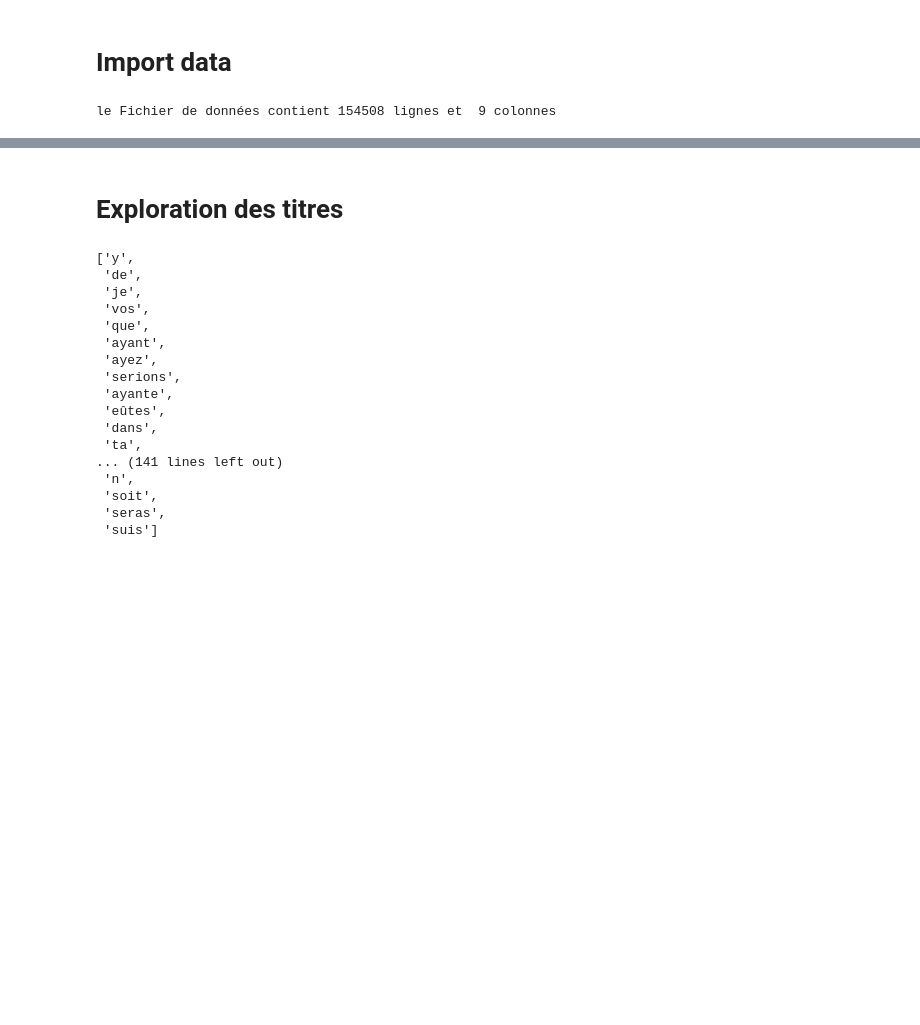
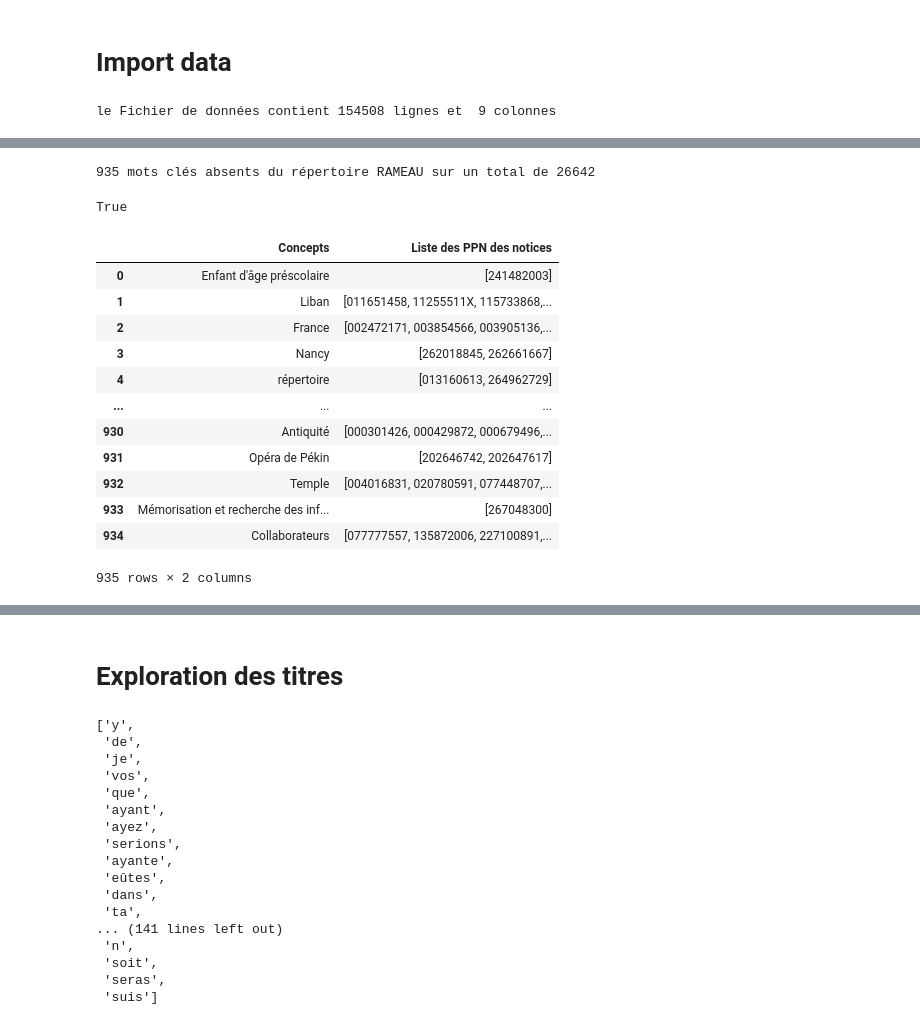
Before and after one commit to abes-esr/labo-indexation-ai, a Jupyter notebook: DataExploration.ipynb, the cells around one changed output, grey strips where cells are left out. Cells and saved outputs as stored; diff of their text form; code cells hidden in the pictures; blank space fills up the shorter version.

```diff
--- a/DataExploration.ipynb
+++ b/DataExploration.ipynb
@@ -109,0 +101,5 @@ df.head()
+# %%
+# Import rameau list (td: nom communs)
+ram_td = pd.read_csv(os.path.join(data_path, rameau_file_td), encoding="latin-1")
+print("Nombre de notices différentes: ", ram_td.shape[0])
+ram_td.head(10)
@@ -109,0 +175,55 @@ df.head()
+# %%
+# check that all labels belongs to rameau
+# Verification que toutes les vedettes appartiennent au referenciel RAMEAU (nom commmuns (td) et genre/forme (tf))
+RAMEAU_nom_communs = ram_td["NOM"].to_list()
+check_in_tf = True
+
+if check_in_tf:
+    RAMEAU_forme_genre = ram_tf["NOM"].to_list()
+    check_td = [item in RAMEAU_forme_genre for item in keywords]
+
+if all([item in RAMEAU_nom_communs for item in keywords]):
+    print("Tous les mots clés sont des concepts rameau")
+else:
+    check_tf = [item in RAMEAU_nom_communs for item in keywords]
+    not_in_tf = []
+    bad_keywords = []
+    for i in range(len(check_tf)):
+        if not check_tf[i]:
+            not_in_tf.append(keywords[i])
+            if check_in_tf:
+                if not check_td[i]:
+                    bad_keywords.append(keywords[i])
+            else:
+                bad_keywords.append(keywords[i])
+
+    unknown_concepts = list(set(bad_keywords))
+    print(f"{len(unknown_concepts)} mots clés absents du répertoire RAMEAU sur un total de {len(set(keywords))}")
+# %% [output]
+935 mots clés absents du répertoire RAMEAU sur un total de 26642
+# %%
+"Shintō" in keywords
+# %% [output]
+True
+# %%
+# Extract list of notices containing bad keywords
+notices_with_unknwn_concepts = dict()
+for kw in unknown_concepts:
+    notices_with_unknwn_concepts[kw] = df.loc[df["RAMEAU"].str.contains(kw), "PPN"].to_list()
+
+notices_with_unknown_concepts = pd.DataFrame(notices_with_unknwn_concepts.items(), columns=['Concepts', 'Liste des PPN des notices'])
+notices_with_unknown_concepts
+# %% [output]
+|  | Concepts | Liste des PPN des notices |
+| 0 | Enfant d'âge préscolaire | [241482003] |
+| 1 | Liban | [011651458, 11255511X, 115733868,... |
+| 2 | France | [002472171, 003854566, 003905136,... |
+| 3 | Nancy | [262018845, 262661667] |
+| 4 | répertoire | [013160613, 264962729] |
+| ... | ... | ... |
+| 930 | Antiquité | [000301426, 000429872, 000679496,... |
+| 931 | Opéra de Pékin | [202646742, 202647617] |
+| 932 | Temple | [004016831, 020780591, 077448707,... |
+| 933 | Mémorisation et recherche des inf... | [267048300] |
+| 934 | Collaborateurs | [077777557, 135872006, 227100891,... |
+935 rows × 2 columns
```
Also changed, not shown: parts of 13 cells of this notebook.
